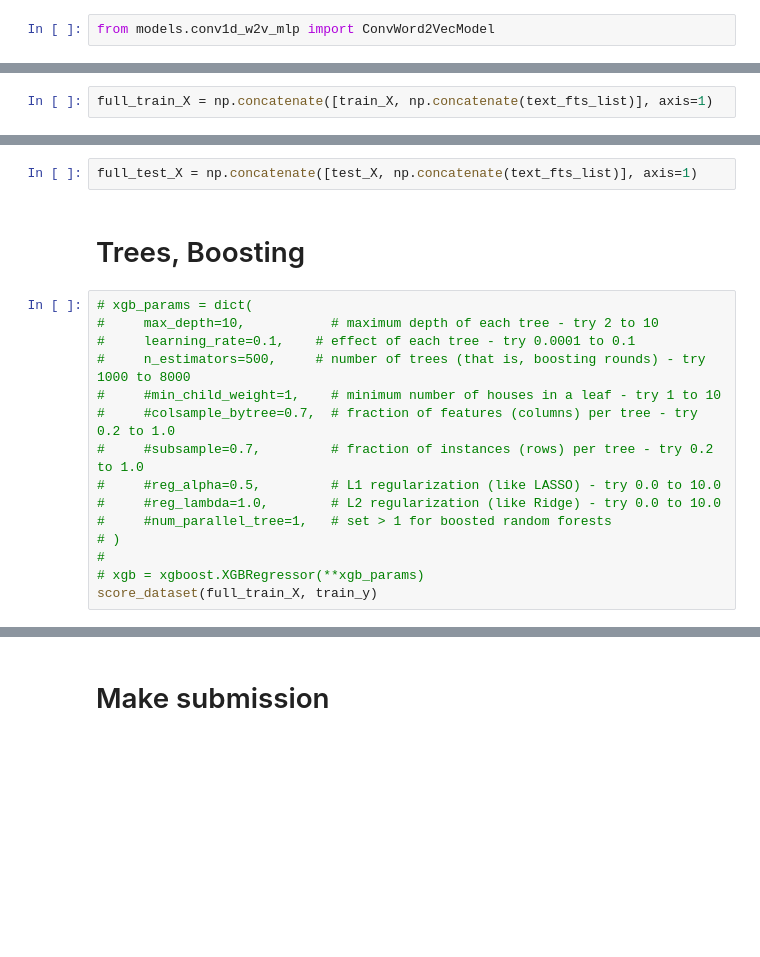
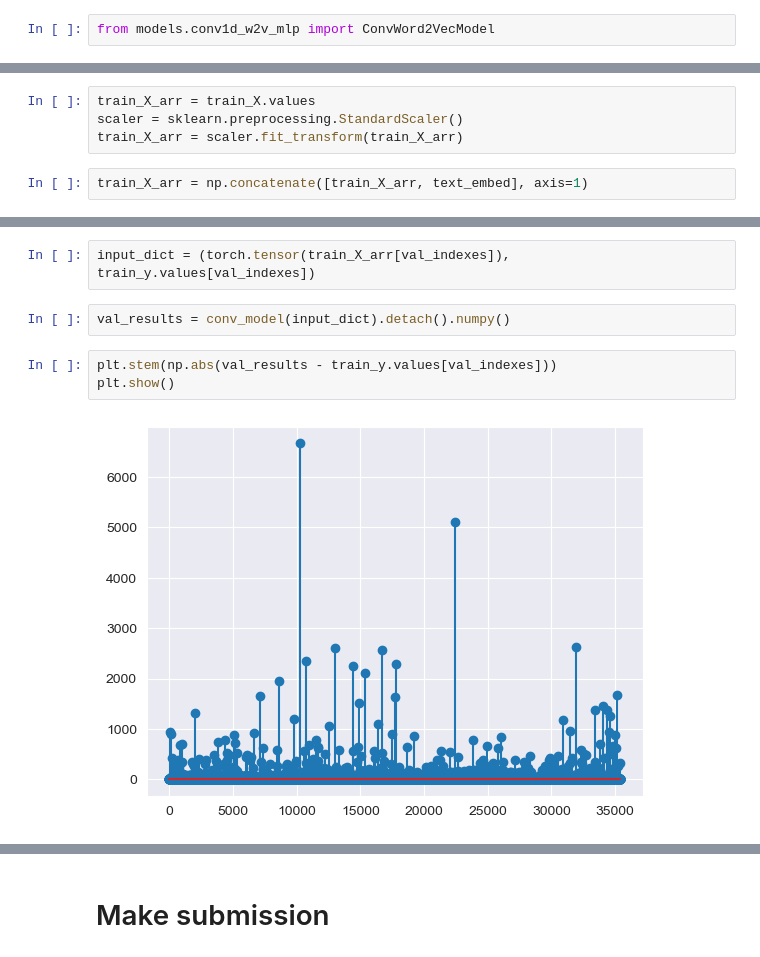
Before and after one commit to caiocj1/retweet-num-prediction, a Jupyter notebook: data_exploration.ipynb, the cells around one changed output, grey strips where cells are left out. Drawn from its saved outputs; the diff is of its cells as text; blank space fills up the shorter version.

```diff
--- a/data_exploration.ipynb
+++ b/data_exploration.ipynb
@@ -327,2 +322,6 @@ for i in range(len(text) // 1024 + 1):
+# %%
+train_X_arr = train_X.values
+scaler = sklearn.preprocessing.StandardScaler()
+train_X_arr = scaler.fit_transform(train_X_arr)
 # %%
-full_train_X = np.concatenate([train_X, np.concatenate(text_fts_list)], axis=1)
+train_X_arr = np.concatenate([train_X_arr, text_embed], axis=1)
@@ -359,19 +328,9 @@ for i in range(len(text) // 1024 + 1):
-# %%
-full_test_X = np.concatenate([test_X, np.concatenate(text_fts_list)], axis=1)
-# %% [markdown]
-# Trees, Boosting
-# %%
-# xgb_params = dict(
-#     max_depth=10,           # maximum depth of each tree - try 2 to 10
-#     learning_rate=0.1,    # effect of each tree - try 0.0001 to 0.1
-#     n_estimators=500,     # number of trees (that is, boosting rounds) - try 1000 to 8000
-#     #min_child_weight=1,    # minimum number of houses in a leaf - try 1 to 10
-#     #colsample_bytree=0.7,  # fraction of features (columns) per tree - try 0.2 to 1.0
-#     #subsample=0.7,         # fraction of instances (rows) per tree - try 0.2 to 1.0
-#     #reg_alpha=0.5,         # L1 regularization (like LASSO) - try 0.0 to 10.0
-#     #reg_lambda=1.0,        # L2 regularization (like Ridge) - try 0.0 to 10.0
-#     #num_parallel_tree=1,   # set > 1 for boosted random forests
-# )
-#
-# xgb = xgboost.XGBRegressor(**xgb_params)
-score_dataset(full_train_X, train_y)
+# %%
+input_dict = (torch.tensor(train_X_arr[val_indexes]), train_y.values[val_indexes])
+# %%
+val_results = conv_model(input_dict).detach().numpy()
+# %%
+plt.stem(np.abs(val_results - train_y.values[val_indexes]))
+plt.show()
+# %% [output]
+[figure, added]
```
Also changed, not shown: parts of 22 cells of this notebook, 3 other files.
